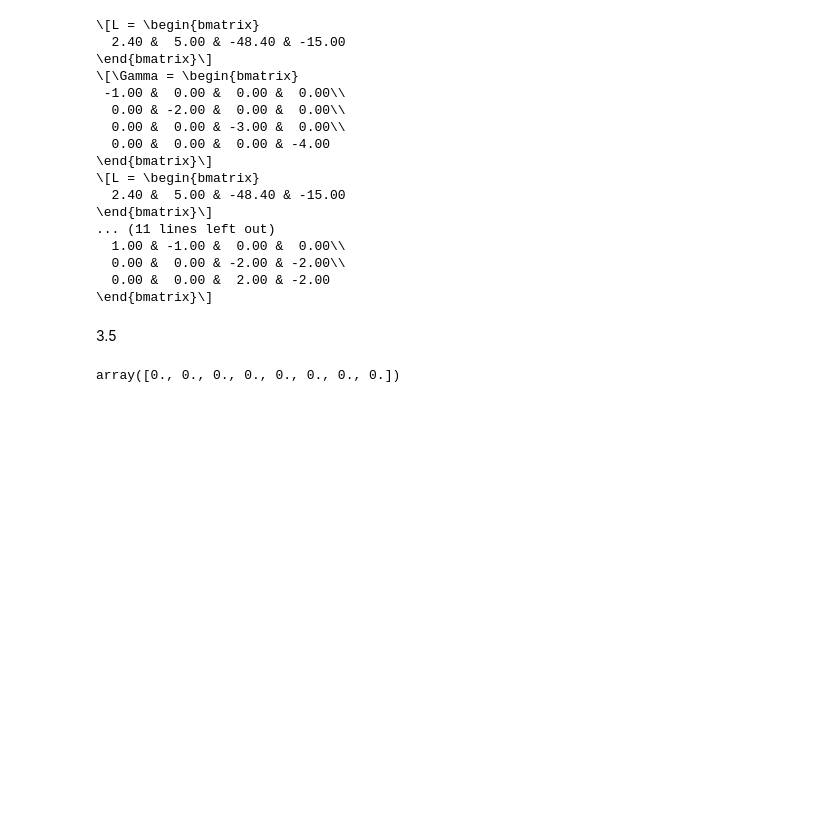
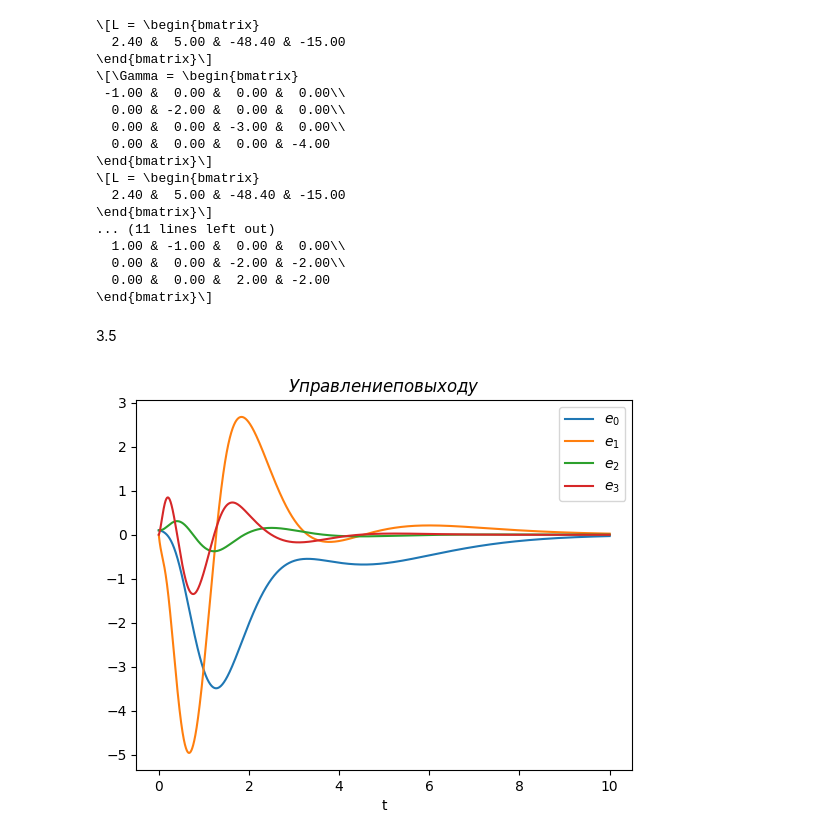
Before and after one commit to lalayants/control-theory-itmo-2023-2024, a Jupyter notebook: project/project.ipynb, the cells around one changed output. Saved outputs shown, nothing was run; the diff lists cells and outputs as text; code cells hidden in the pictures; blank space fills up the shorter version.

```diff
--- a/project/project.ipynb
+++ b/project/project.ipynb
@@ -436,10 +436,10 @@ def up_func_K_L(t, x, u, params):
     u -- trash
     '''
     L = params.get('L', np.zeros((1, 4)))
-    K = params.get('L', np.zeros((1, 4)))
+    K = params.get('K', np.zeros((1, 4)))
     C = params.get('C', np.zeros((1, 4)))
 
-    u[0] = K @ x[4:]
+    u[0] = (K @ x[4:]).reshape(-1)[0]
 
     dxh =  np.array([
         x[4 + 1],
@@ -462,8 +462,16 @@ L = task3_get_L(A, C, Gs[0], new_y).astype(np.float64)
 Y = np.ones((B.shape[1], A.shape[0]))
 K = task32_get_K(A, B, Gs[0], Y)
 x0 = np.array(x0s[0])
-ss_non_lin = control.NonlinearIOSystem(up_func_L, params={"L": L, 'C': C})
+ss_non_lin = control.NonlinearIOSystem(up_func_K_L, params={"K": K, "L": L, 'C': C})
 ss_non_lin.set_inputs(2)
-resp_non_lin_obs = control.input_output_response(ss_non_lin_obs, T=ts, X0=x0 + 0.1, U=C @ resp_non_lin.states)
+resp_non_lin_by_output = control.input_output_response(ss_non_lin, T=ts, X0=np.hstack((x0, x0 + 0.1)), U=C @ resp_non_lin.states)
-# %% [output]
-array([0., 0., 0., 0., 0., 0., 0., 0.])
+# %%
+for i in range(4):
+    plt.plot(ts, resp_non_lin_by_output.states[i], label=f'$e_{i}$')
+    plt.xlabel('t')
+    plt.grid()
+    plt.legend()
+    plt.title(f'$Управление по выходу$')
+    plt.savefig(f'{SAVE_PATH}/task3_5.jpg')
+# %% [output]
+[figure, added]
```
Also changed, not shown: 2 other files.
